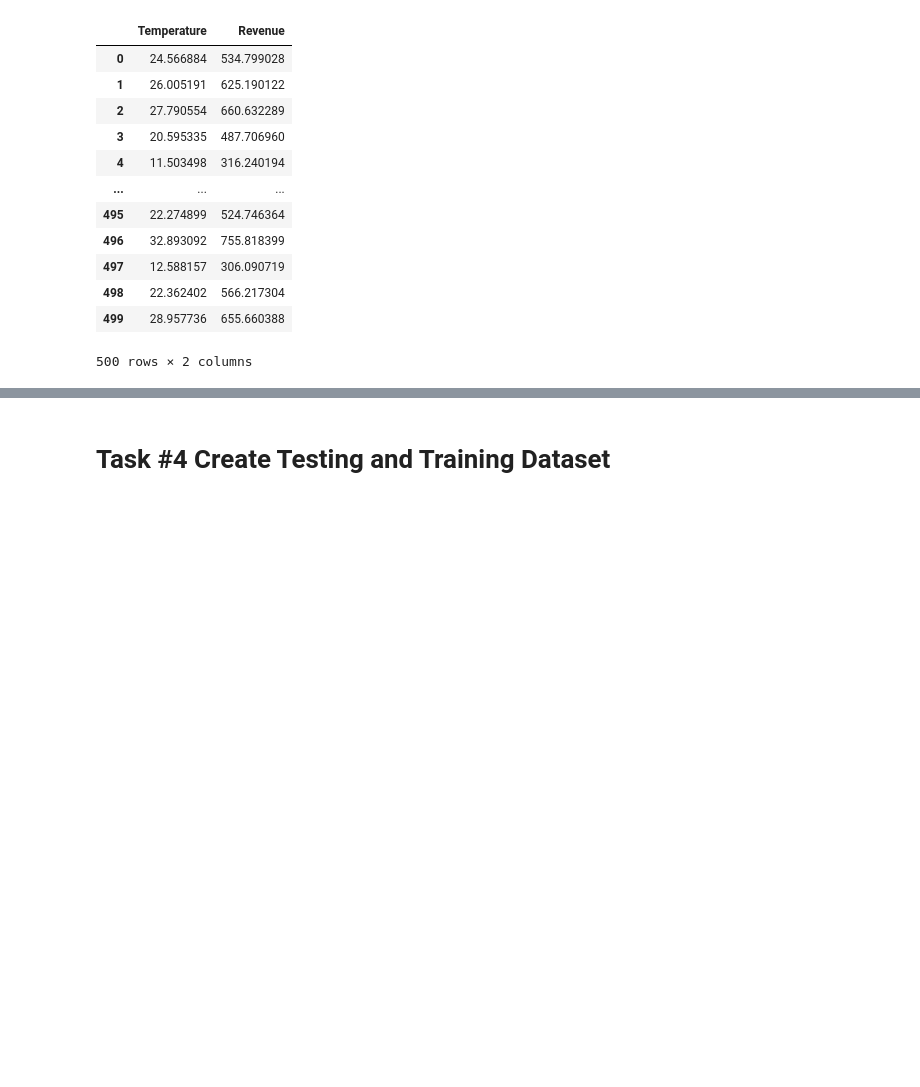
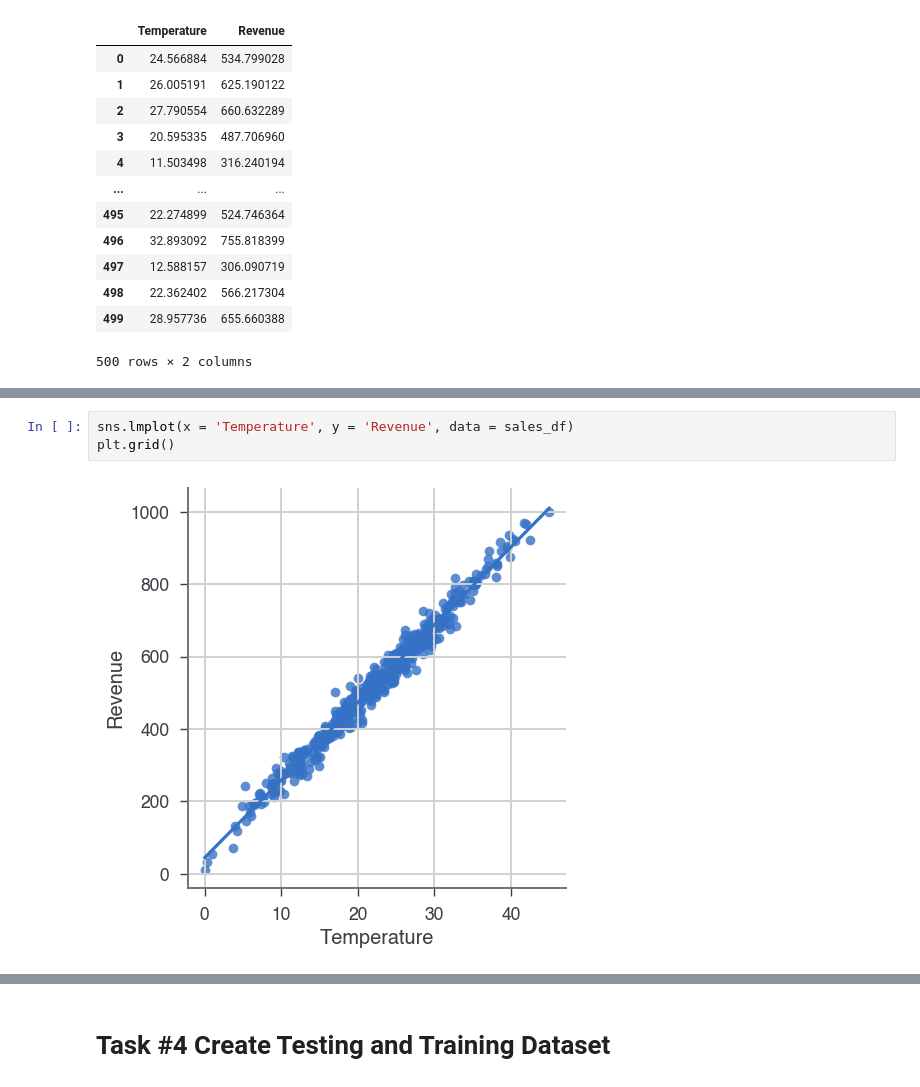
Before and after one commit to myzhuyue/Statistics-Learning-via-Python, a Jupyter notebook: Regression/Simple Linear Regression for Absolute Beginners.ipynb, the cells around one changed output, grey strips where cells are left out. Drawn from its saved outputs; the diff is of its cells as text; blank space fills up the shorter version.

```diff
--- a/Regression/Simple Linear Regression for Absolute Beginners.ipynb
+++ b/Regression/Simple Linear Regression for Absolute Beginners.ipynb
@@ -133,3 +145,8 @@ plt.grid()
+# %%
+sns.lmplot(x = 'Temperature', y = 'Revenue', data = sales_df)
+plt.grid()
+# %% [output]
+[figure, added]
 # %%
 plt.figure(figsize=(13,7))
 sns.regplot(x = 'Temperature', y = 'Revenue', data = sales_df)
```
Also changed, not shown: parts of 29 cells of this notebook, 11 other files.
